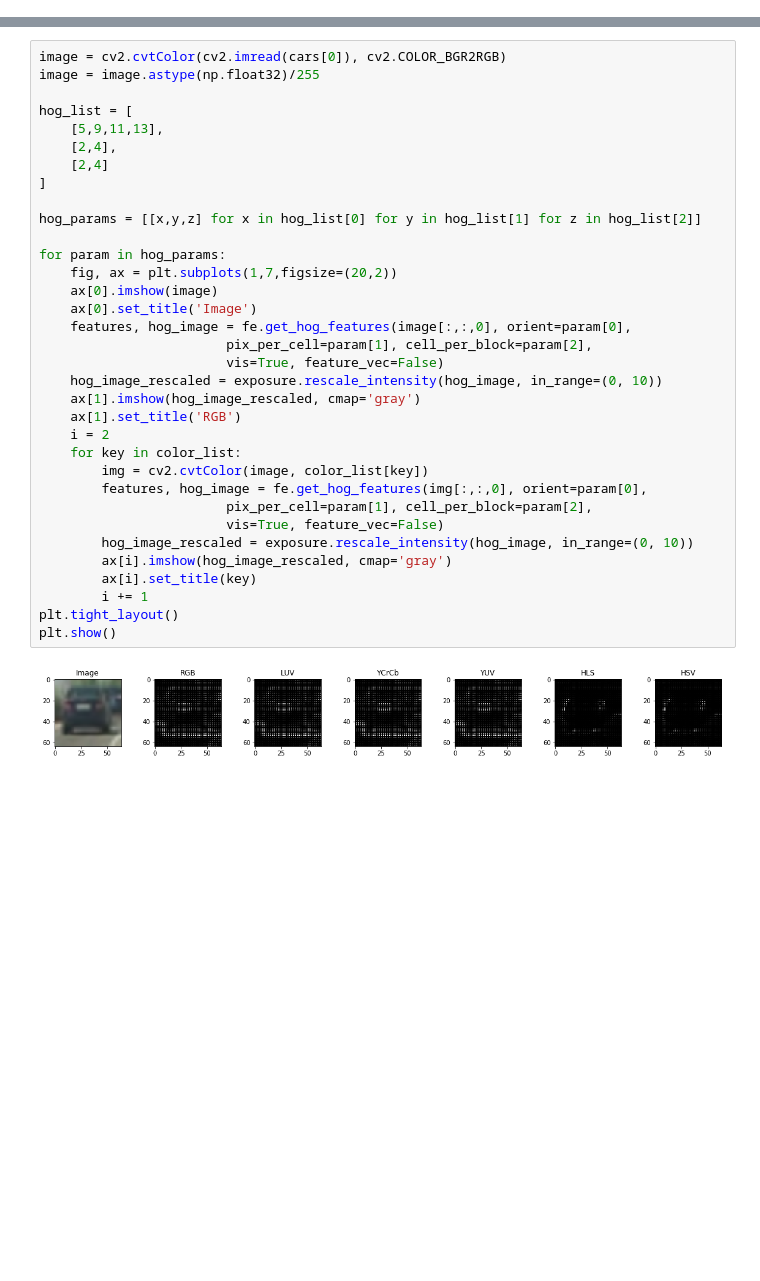
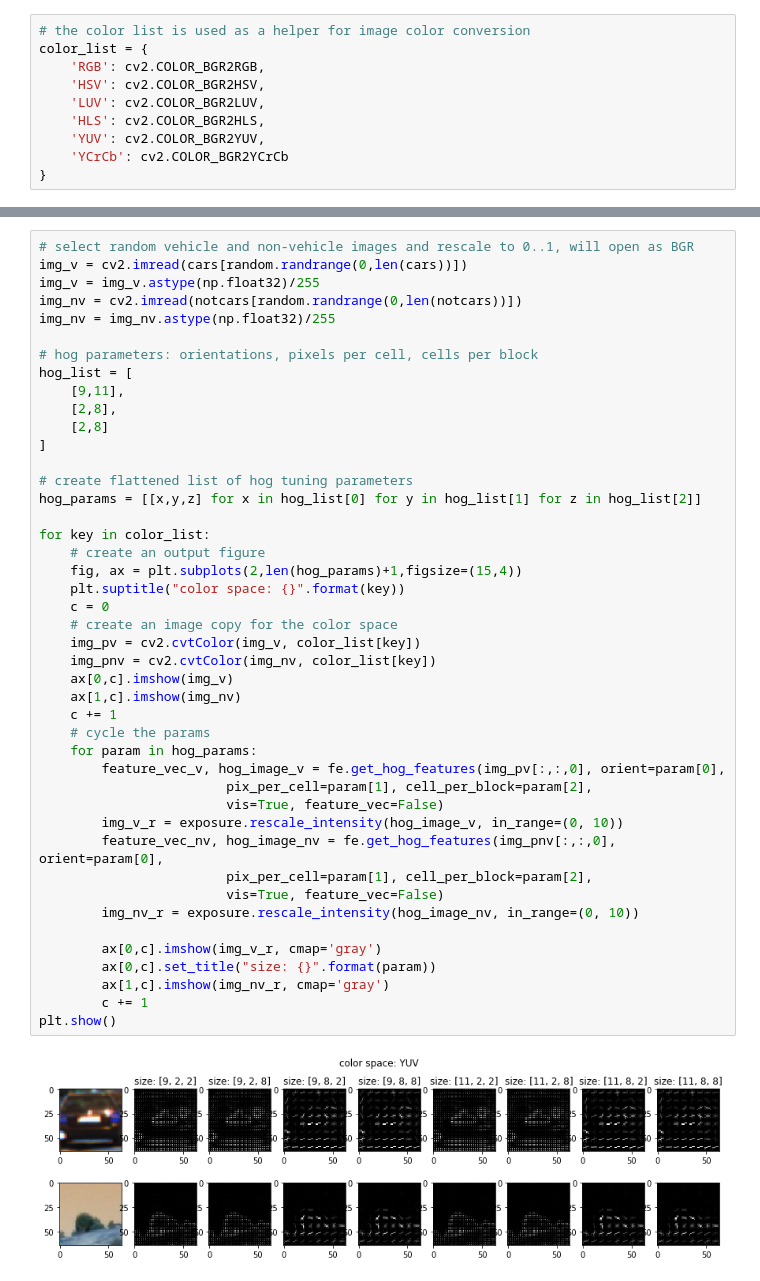
Before and after one commit to escolmebartlebooth/usdc-t1-p5-vehicle-detection, a Jupyter notebook: feature_extraction.ipynb, the cells around one changed output, grey strips where cells are left out. Cells and saved outputs as stored; diff of their text form; blank space fills up the shorter version.

```diff
--- a/feature_extraction.ipynb
+++ b/feature_extraction.ipynb
@@ -79,0 +21,10 @@ plt.show()
+# %%
+# the color list is used as a helper for image color conversion
+color_list = {
+    'RGB': cv2.COLOR_BGR2RGB,
+    'HSV': cv2.COLOR_BGR2HSV,
+    'LUV': cv2.COLOR_BGR2LUV,
+    'HLS': cv2.COLOR_BGR2HLS,
+    'YUV': cv2.COLOR_BGR2YUV,
+    'YCrCb': cv2.COLOR_BGR2YCrCb
+}
@@ -80,36 +120,46 @@ plt.show()
 # %%
-image = cv2.cvtColor(cv2.imread(cars[0]), cv2.COLOR_BGR2RGB)
-image = image.astype(np.float32)/255
+# select random vehicle and non-vehicle images and rescale to 0..1, will open as BGR
+img_v = cv2.imread(cars[random.randrange(0,len(cars))])
+img_v = img_v.astype(np.float32)/255
+img_nv = cv2.imread(notcars[random.randrange(0,len(notcars))])
+img_nv = img_nv.astype(np.float32)/255
 
+# hog parameters: orientations, pixels per cell, cells per block
 hog_list = [
-    [5,9,11,13],
-    [2,4],
-    [2,4]
+    [9,11],
+    [2,8],
+    [2,8]
 ]
 
+# create flattened list of hog tuning parameters
 hog_params = [[x,y,z] for x in hog_list[0] for y in hog_list[1] for z in hog_list[2]]
 
-for param in hog_params:
-    fig, ax = plt.subplots(1,7,figsize=(20,2))
-    ax[0].imshow(image)
-    ax[0].set_title('Image')
-    features, hog_image = fe.get_hog_features(image[:,:,0], orient=param[0],
+for key in color_list:
+    # create an output figure
+    fig, ax = plt.subplots(2,len(hog_params)+1,figsize=(15,4))
+    plt.suptitle("color space: {}".format(key))
+    c = 0
+    # create an image copy for the color space
+    img_pv = cv2.cvtColor(img_v, color_list[key])
+    img_pnv = cv2.cvtColor(img_nv, color_list[key])
+    ax[0,c].imshow(img_v)
+    ax[1,c].imshow(img_nv)
+    c += 1
+    # cycle the params
+    for param in hog_params:
+        feature_vec_v, hog_image_v = fe.get_hog_features(img_pv[:,:,0], orient=param[0],
                         pix_per_cell=param[1], cell_per_block=param[2],
                         vis=True, feature_vec=False)
-    hog_image_rescaled = exposure.rescale_intensity(hog_image, in_range=(0, 10))
-    ax[1].imshow(hog_image_rescaled, cmap='gray')
-    ax[1].set_title('RGB')
-    i = 2
-    for key in color_list:
-        img = cv2.cvtColor(image, color_list[key])
-        features, hog_image = fe.get_hog_features(img[:,:,0], orient=param[0],
+        img_v_r = exposure.rescale_intensity(hog_image_v, in_range=(0, 10))
+        feature_vec_nv, hog_image_nv = fe.get_hog_features(img_pnv[:,:,0], orient=param[0],
                         pix_per_cell=param[1], cell_per_block=param[2],
                         vis=True, feature_vec=False)
-        hog_image_rescaled = exposure.rescale_intensity(hog_image, in_range=(0, 10))
-        ax[i].imshow(hog_image_rescaled, cmap='gray')
-        ax[i].set_title(key)
-        i += 1
-plt.tight_layout()
+        img_nv_r = exposure.rescale_intensity(hog_image_nv, in_range=(0, 10))
+
+        ax[0,c].imshow(img_v_r, cmap='gray')
+        ax[0,c].set_title("size: {}".format(param))
+        ax[1,c].imshow(img_nv_r, cmap='gray')
+        c += 1
 plt.show()
 # %% [output]
-[figure, old version]
+[figure, new version]
```
Also changed, not shown: parts of 16 cells of this notebook, 1 other file.
